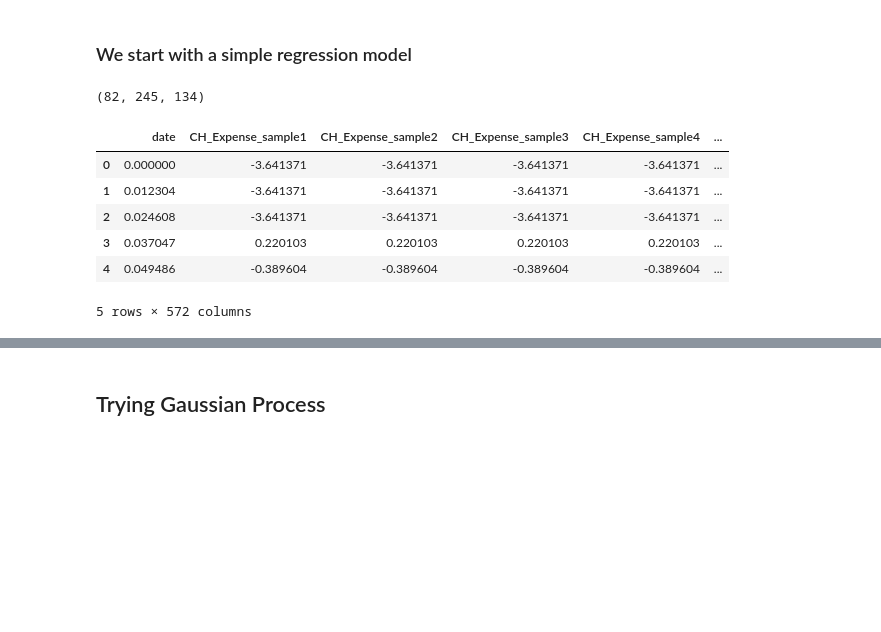
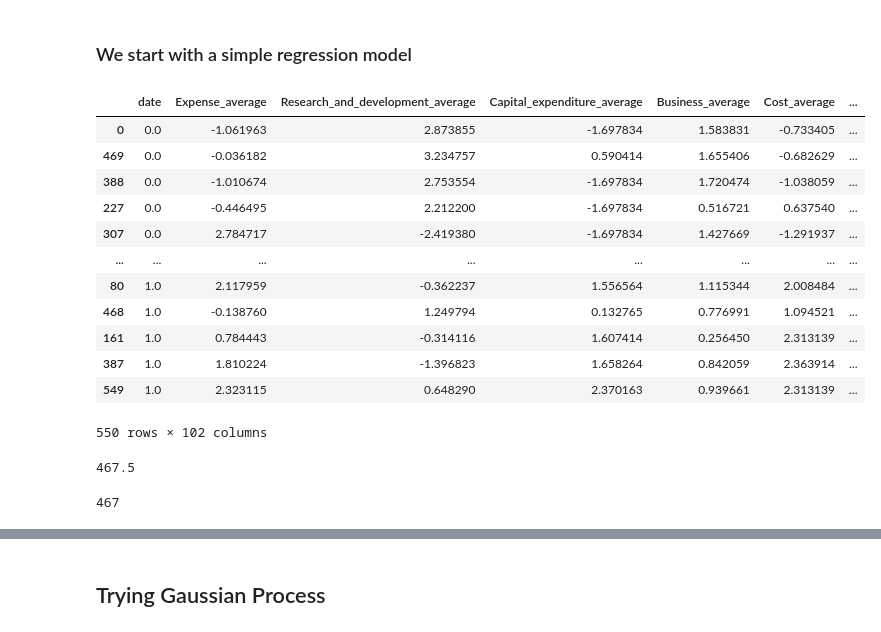
Before and after one commit to theS3b/Smoothing-Techniques-for-Predicting-High-Frequency-Time-Series, a Jupyter notebook: preprocessing dev.ipynb, the cells around one changed output, grey strips where cells are left out. Drawn from its saved outputs; the diff is of its cells as text; code cells hidden in the pictures; blank space fills up the shorter version.

```diff
--- a/preprocessing dev.ipynb
+++ b/preprocessing dev.ipynb
@@ -104,8 +59,3 @@ See the caveats in the documentation: https://pandas.pydata.org/pandas-docs/stab
 ## Simple Prediction Model
 # %% [markdown]
 ### We start with a simple regression model
-# %%
-matched_by_date = pd.merge(df_ch, df_current_gdp, on='date', how='inner')
-len(matched_by_date), len(df_ch), len(df_current_gdp)
-# %% [output]
-(82, 245, 134)
@@ -118,15 +62,17 @@ matched_by_date['date'] = matched_by_date['date'] / matched_by_date['date'].max(
-# %%
-mean_gdp = matched_by_date['gdp'].mean()
-std_gdp = matched_by_date['gdp'].std()
-
-matched_by_date['gdp'] = (matched_by_date['gdp'] - mean_gdp) / std_gdp
-matched_by_date.head()
-# %% [output]
-|  | date | CH_Expense_sample1 | CH_Expense_sample2 | CH_Expense_sample3 | CH_Expense_sample4 | ... |
-| 0 | 0.000000 | -3.641371 | -3.641371 | -3.641371 | -3.641371 | ... |
-| 1 | 0.012304 | -3.641371 | -3.641371 | -3.641371 | -3.641371 | ... |
-| 2 | 0.024608 | -3.641371 | -3.641371 | -3.641371 | -3.641371 | ... |
-| 3 | 0.037047 | 0.220103 | 0.220103 | 0.220103 | 0.220103 | ... |
-| 4 | 0.049486 | -0.389604 | -0.389604 | -0.389604 | -0.389604 | ... |
-5 rows × 572 columns
+# %%
+X
+# %% [output]
+|  | date | Expense_average | Research_and_development_average | Capital_expenditure_average | Business_average | Cost_average | ... |
+| 0 | 0.0 | -1.061963 | 2.873855 | -1.697834 | 1.583831 | -0.733405 | ... |
+| 469 | 0.0 | -0.036182 | 3.234757 | 0.590414 | 1.655406 | -0.682629 | ... |
+| 388 | 0.0 | -1.010674 | 2.753554 | -1.697834 | 1.720474 | -1.038059 | ... |
+| 227 | 0.0 | -0.446495 | 2.212200 | -1.697834 | 0.516721 | 0.637540 | ... |
+| 307 | 0.0 | 2.784717 | -2.419380 | -1.697834 | 1.427669 | -1.291937 | ... |
+| ... | ... | ... | ... | ... | ... | ... | ... |
+| 80 | 1.0 | 2.117959 | -0.362237 | 1.556564 | 1.115344 | 2.008484 | ... |
+| 468 | 1.0 | -0.138760 | 1.249794 | 0.132765 | 0.776991 | 1.094521 | ... |
+| 161 | 1.0 | 0.784443 | -0.314116 | 1.607414 | 0.256450 | 2.313139 | ... |
+| 387 | 1.0 | 1.810224 | -1.396823 | 1.658264 | 0.842059 | 2.363914 | ... |
+| 549 | 1.0 | 2.323115 | 0.648290 | 2.370163 | 0.939661 | 2.313139 | ... |
+550 rows × 102 columns
 # %%
@@ -134 +80,9 @@ number_train = int(len(matched_by_date) * 0.85)
+# %%
+len(X) * 0.85
+# %% [output]
+467.5
+# %%
+number_train
+# %% [output]
+467
 # %%
```
Also changed, not shown: parts of 21 cells of this notebook.
